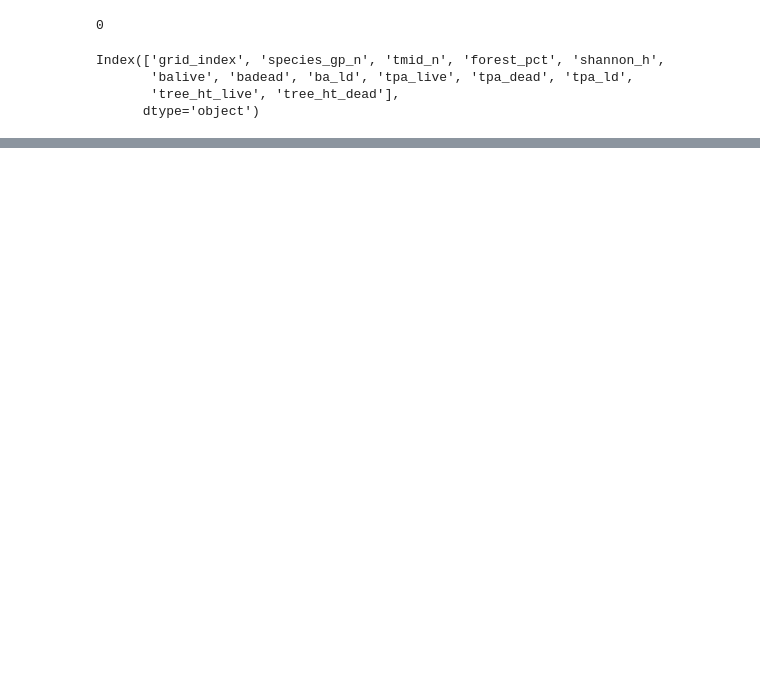
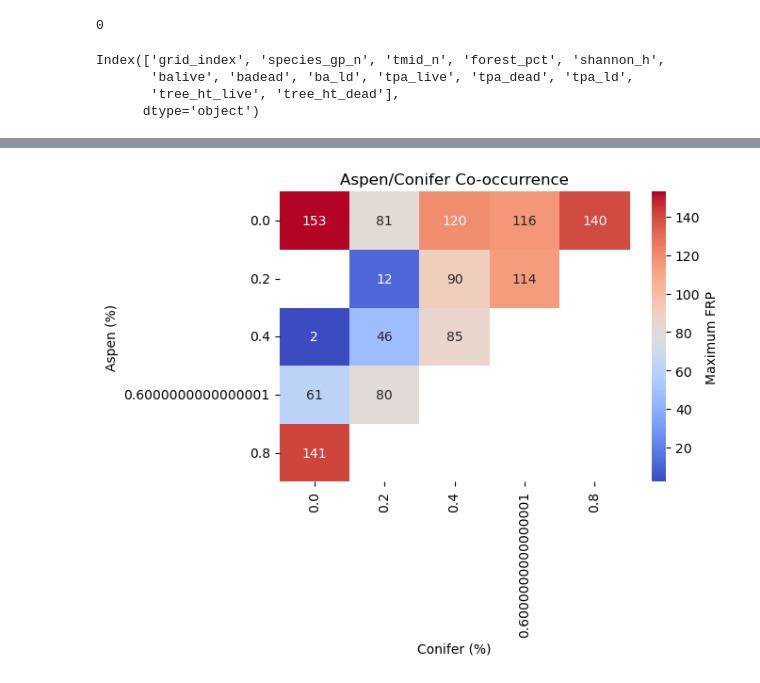
Before and after one commit to natshoff/aspen-fire-fork, a Jupyter notebook: Aim2/code/Python/04a_TreeMap_FIA-Summary.ipynb, the cells around one changed output, grey strips where cells are left out. Drawn from its saved outputs; the diff is of its cells as text; code cells hidden in the pictures; blank space fills up the shorter version.

```diff
--- a/Aim2/code/Python/04a_TreeMap_FIA-Summary.ipynb
+++ b/Aim2/code/Python/04a_TreeMap_FIA-Summary.ipynb
@@ -936,0 +846,78 @@ tree_tbl[tree_tbl['tm_id'] == 21404][['tm_id','COMMON_NAME','DIA','HT','CR','TRE
+# %%
+# create a 'conifer' column
+df = grid_tm_frp.copy() # work with a copy
+df = df[df['frp_max_day'] > 1] # filter out small FRP values
+
+# drop out the oak-woodland group
+drop_spp = ['oak-woodland']
+df = df[~df['species_gp_n'].isin(drop_spp)]
+
+# label conifer/aspen, summarize percent cover
+df['forest_phys'] = df['species_gp_n'].apply(lambda x: 'conifer' if x != 'quaking aspen' else x)
+print(f"Forest classes: {df['forest_phys'].unique()}\n")
+
+# aggregate statistics
+df = (
+    df.groupby(['grid_index', 'forest_phys'], as_index=False)
+    .agg(
+        ba_ld=('balive','sum'),
+        tpa_ld=('tpa_live','sum'),
+        abundance=('sp_abundance_ld','sum'),
+        dominance=('sp_dominance_ld','sum')
+    )
+)
+
+# filter to where there is some aspen or conifer
+df = df[(df['abundance'] > 0)]
+
+print(f"{len(df[df['forest_phys'] == 'quaking aspen'])} grids w/ some aspen.\n")
+print(f"{df.head(3)}\n")
+
+# Pivot to have one row per grid with aspen and conifer as columns
+df_p = (
+    df.pivot(index='grid_index', columns='forest_phys', values='dominance')
+    .fillna(0)  # Fill missing values with 0
+    .reset_index()
+    .rename(columns={'quaking aspen': 'aspen', 'conifer': 'conifer'})
+)
+
+df_p['combined'] = df_p['aspen'] + df_p['conifer']
+df_p = df_p[df_p['combined'] > 0.20] # greater than 50% combined dominance
+
+# Add FRP metrics back to the DataFrame
+df_p = df_p.merge(
+    grid_tm_frp[['grid_index', 'frp_max_day']], on='grid_index', how='left'
+)
+print(f"{df_p.head(3)}\n")
+
+# bin the data and plot the heatmap
+bins = np.linspace(0, 1, 6)  # 10% intervals
+df_p['aspen_bin'] = pd.cut(df_p['aspen'], bins, labels=bins[:-1])
+df_p['conifer_bin'] = pd.cut(df_p['conifer'], bins, labels=bins[:-1])
+
+# create the summarized data by bins (heatmap)
+heatmap_da = df_p.groupby(['aspen_bin', 'conifer_bin']).frp_max_day.mean().unstack()
+heatmap_da = heatmap_da.replace(0, np.nan)
+
+# heatmap_da_log = np.log10(heatmap_da + 1e-6)
+
+# plot it
+plt.figure(figsize=(6, 4))
+
+sns.heatmap(
+    heatmap_da,
+    cmap='coolwarm',
+    annot=True,
+    fmt=".0f",
+    cbar_kws={'label': 'Maximum FRP'}
+)
+
+plt.title("Aspen/Conifer Co-occurrence", size=12, loc='center')
+plt.xlabel('Conifer (%)')
+plt.ylabel('Aspen (%)')
+
+out_plot = os.path.join(projdir, 'figures/FigureX_ConiferAspen_Heatmap_FRPmax_Tree.png')
+plt.savefig(out_plot, dpi=300, bbox_inches='tight')
+
+plt.show()
+# %% [output]
@@ -936,0 +937 @@ tree_tbl[tree_tbl['tm_id'] == 21404][['tm_id','COMMON_NAME','DIA','HT','CR','TRE
+[figure, added]
```
Also changed, not shown: parts of 46 cells of this notebook, 9 other files.
